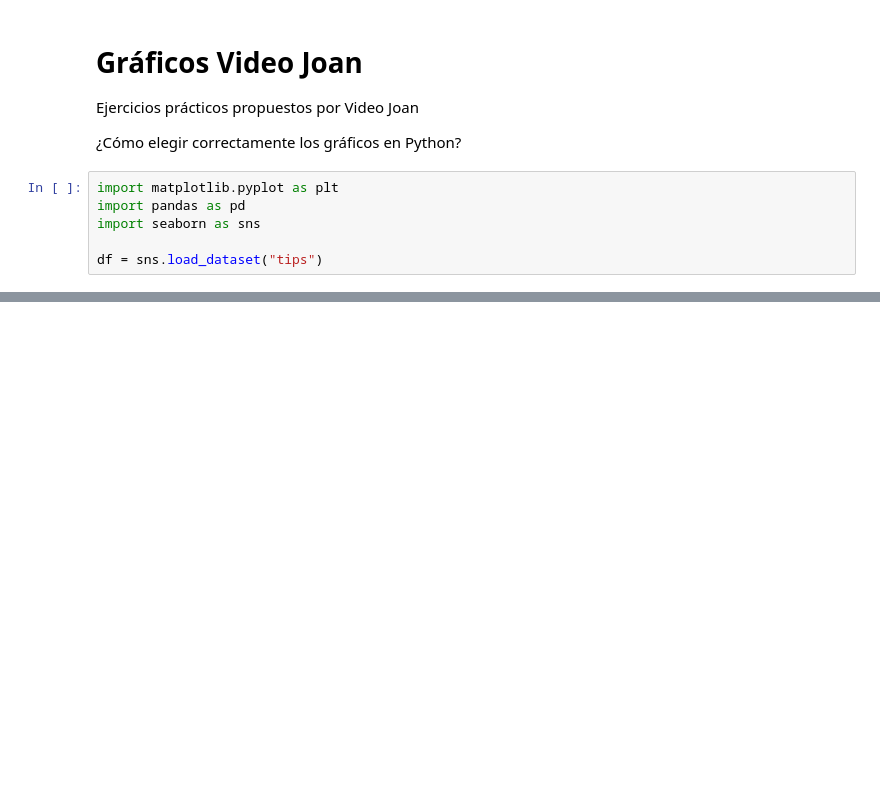
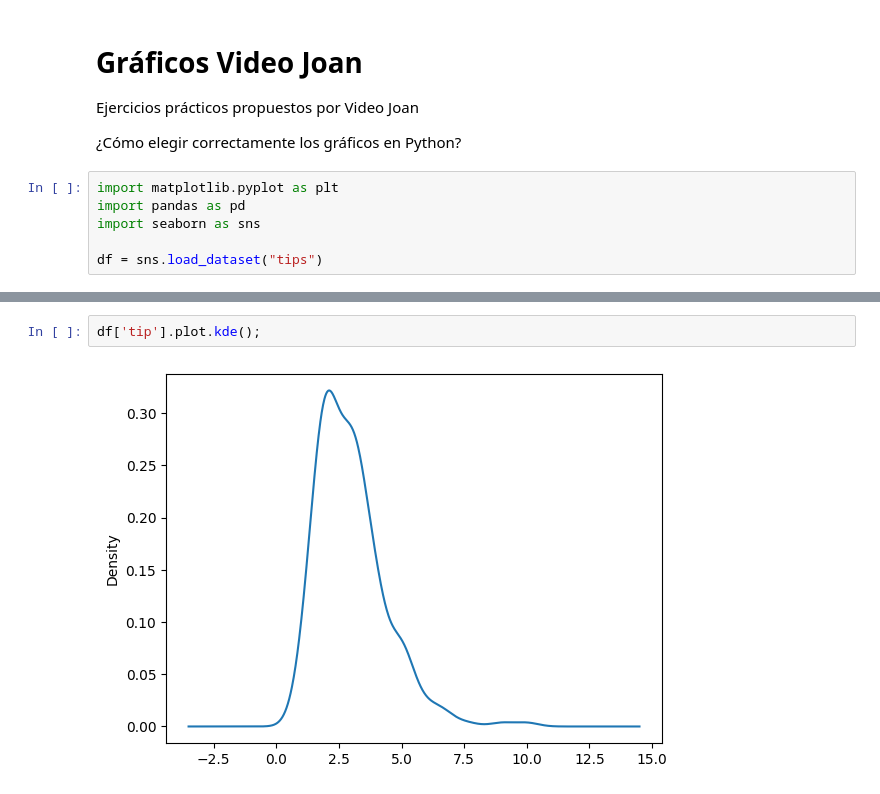
Before and after one commit to rogerloop/03_Especialitzacio, a Jupyter notebook: Sprint_11_ Visualització_Dades_Python_PowerBI/Practicas/2026-05-27_Graficos_Joan.ipynb, the cells around one changed output, grey strips where cells are left out. Cells and saved outputs as stored; diff of their text form; blank space fills up the shorter version.

```diff
--- a/Sprint_11_ Visualització_Dades_Python_PowerBI/Practicas/2026-05-27_Graficos_Joan.ipynb
+++ b/Sprint_11_ Visualització_Dades_Python_PowerBI/Practicas/2026-05-27_Graficos_Joan.ipynb
@@ -30,0 +76,4 @@ df.describe()
+# %%
+df['tip'].plot.kde();
+# %% [output]
+[figure, added]
```
Also changed, not shown: parts of 12 cells of this notebook, 2 other files.
